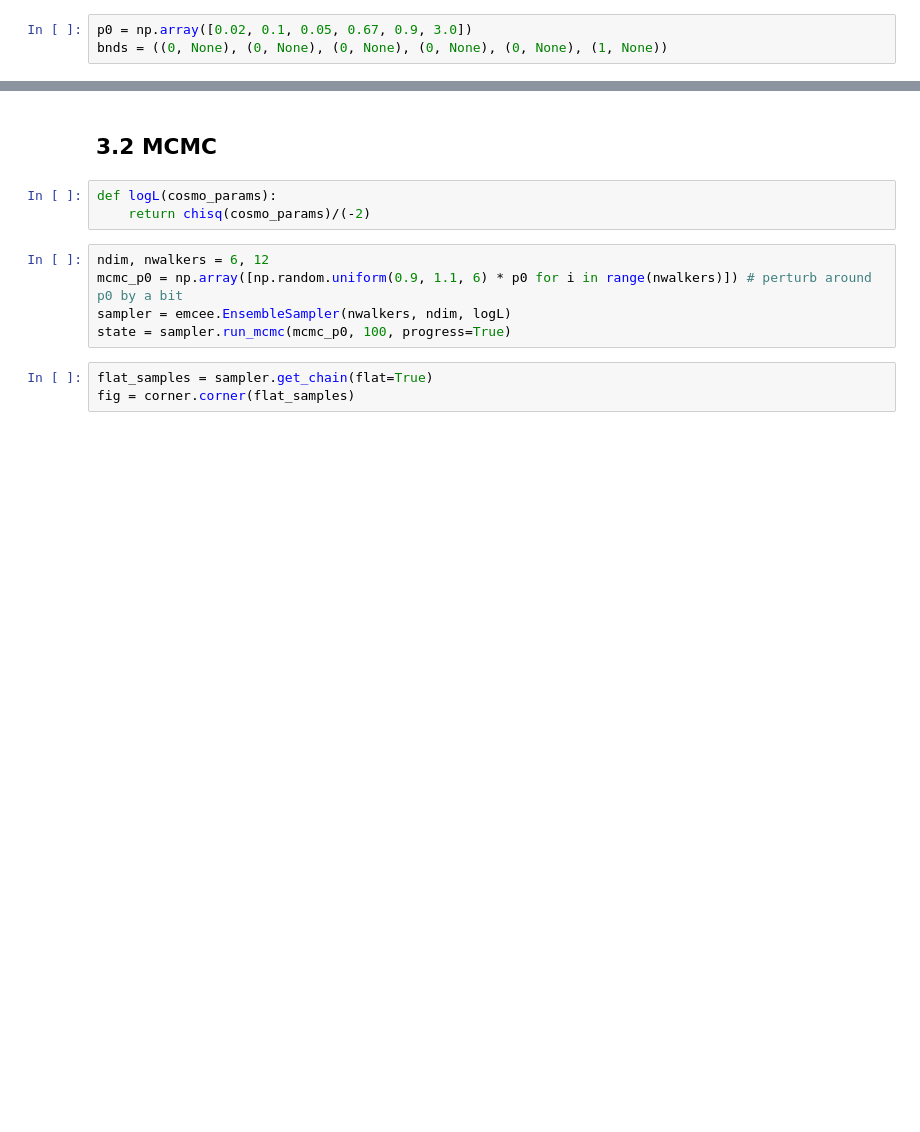
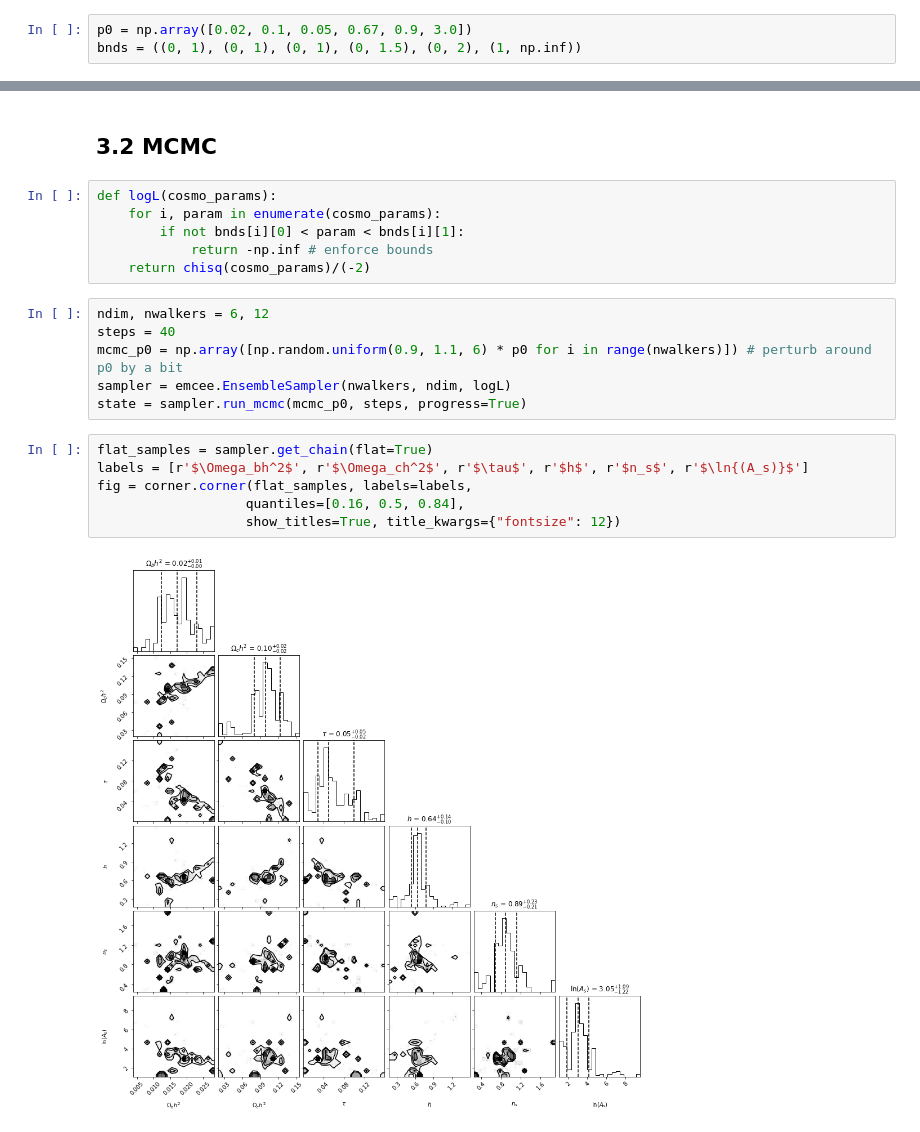
Before and after one commit to EthanMarx/cmb-map-making, a Jupyter notebook: cmb-map-fit.ipynb, the cells around one changed output, grey strips where cells are left out. Saved outputs shown, nothing was run; the diff lists cells and outputs as text; blank space fills up the shorter version.

Commit message:
Further MCMC and plotting

```diff
--- a/cmb-map-fit.ipynb
+++ b/cmb-map-fit.ipynb
@@ -424,7 +424,7 @@ def chisq(cosmo_params):
     return the_chisq
 # %%
 p0 = np.array([0.02, 0.1, 0.05, 0.67, 0.9, 3.0])
-bnds = ((0, None), (0, None), (0, None), (0, None), (0, None), (1, None))
+bnds = ((0, 1), (0, 1), (0, 1), (0, 1.5), (0, 2), (1, np.inf))
 # %%
 res = minimize(chisq, p0, bounds=bnds)
 res.x
@@ -432,14 +432,23 @@ res.x
 array([0.02, 0.1 , 0.05, 0.67, 0.9 , 3.  ])
 # %% [markdown]
 ## 3.2 MCMC
-# %%
-def logL(cosmo_params):
-    return chisq(cosmo_params)/(-2)
+# %%
+def logL(cosmo_params):
+    for i, param in enumerate(cosmo_params):
+        if not bnds[i][0] < param < bnds[i][1]:
+            return -np.inf # enforce bounds
+    return chisq(cosmo_params)/(-2)
 # %%
 ndim, nwalkers = 6, 12
+steps = 40
 mcmc_p0 = np.array([np.random.uniform(0.9, 1.1, 6) * p0 for i in range(nwalkers)]) # perturb around p0 by a bit
 sampler = emcee.EnsembleSampler(nwalkers, ndim, logL)
-state = sampler.run_mcmc(mcmc_p0, 100, progress=True)
+state = sampler.run_mcmc(mcmc_p0, steps, progress=True)
-# %%
-flat_samples = sampler.get_chain(flat=True)
-fig = corner.corner(flat_samples)
+# %%
+flat_samples = sampler.get_chain(flat=True)
+labels = [r'$\Omega_bh^2$', r'$\Omega_ch^2$', r'$\tau$', r'$h$', r'$n_s$', r'$\ln{(A_s)}$']
+fig = corner.corner(flat_samples, labels=labels,
+                   quantiles=[0.16, 0.5, 0.84],
+                   show_titles=True, title_kwargs={"fontsize": 12})
+# %% [output]
+[figure, added]
```
